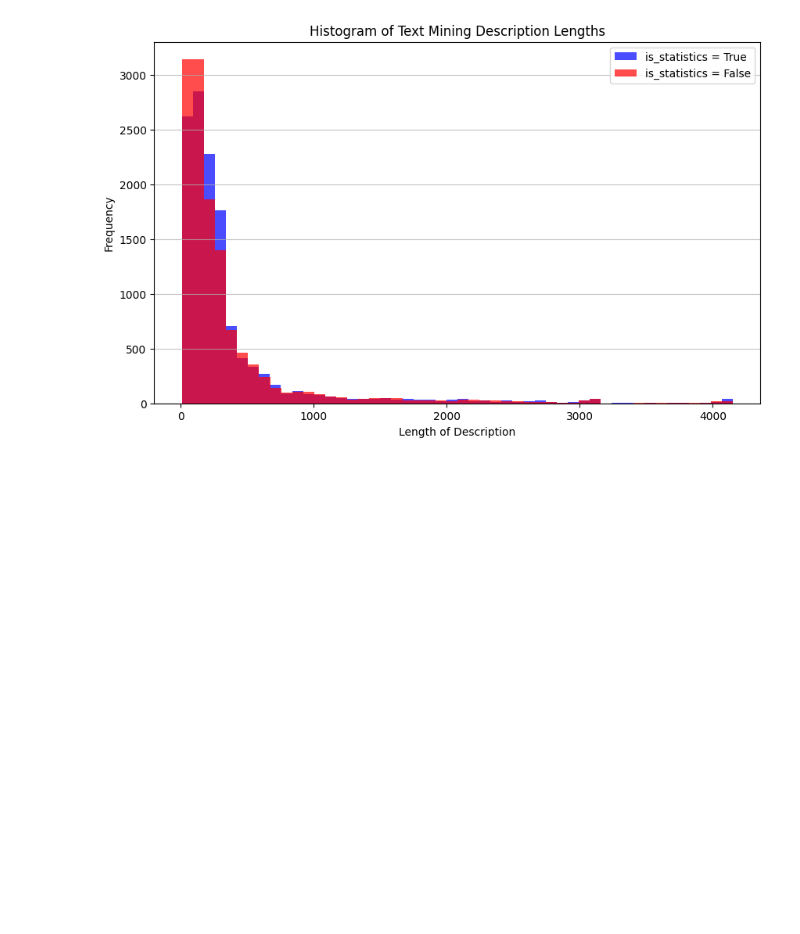
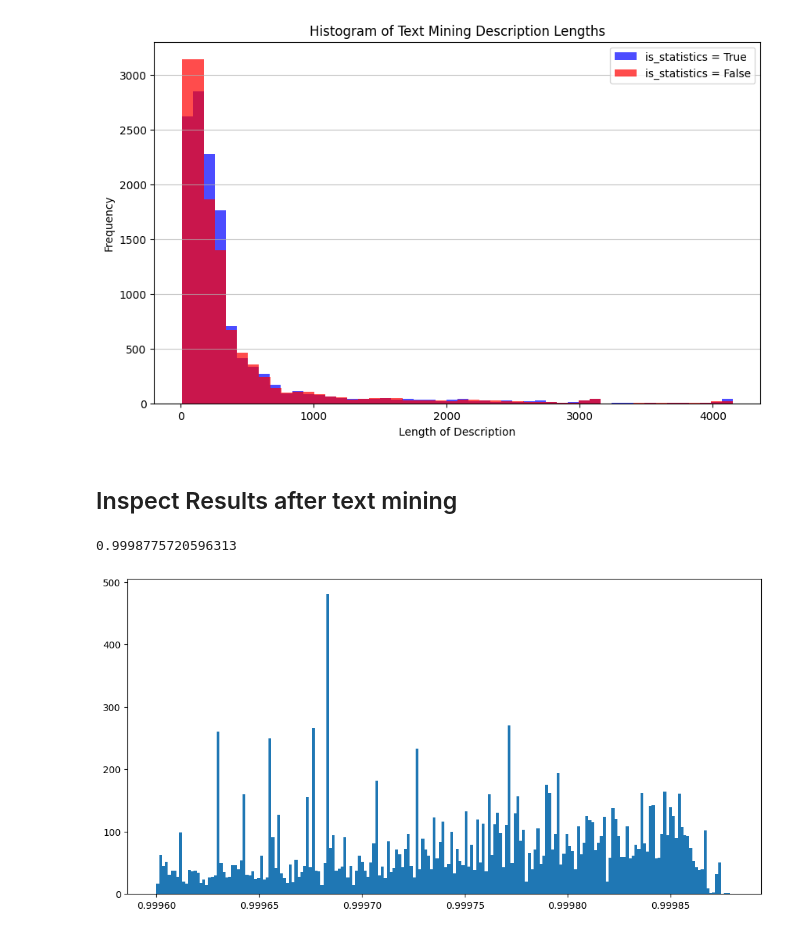
Before and after one commit to PARIS21-DATA/PRESS, a Jupyter notebook: notebooks/development/CRS_training_set_statistics.ipynb, the cells around one changed output. Cells and saved outputs as stored; diff of their text form; code cells hidden in the pictures; blank space fills up the shorter version.

```diff
--- a/notebooks/development/CRS_training_set_statistics.ipynb
+++ b/notebooks/development/CRS_training_set_statistics.ipynb
@@ -427,3 +427,22 @@ plt.figure(figsize=(15, 8))
 plt.imshow(wordcloud, interpolation='bilinear')
 plt.axis('off')
 plt.show()
+# %% [markdown]
+## Inspect Results after text mining
+# %%
+import pandas as pd
+# Load the CRS data from feather file
+#crs = pd.read_feather("../../data/output/crs_predicted.feather")
+crs = pd.read_excel("../../data/output/press_2025.xlsx")
+# %%
+# Make the histogram wider
+import matplotlib.pyplot as plt
+plt.figure(figsize=(12, 6))
+crs['probability_is_statistics'].hist(bins=200, range=(0.9996, 0.99988), grid=False)
+
+
+# Print the max of all numbers < 1
+print(crs['probability_is_statistics'][crs['probability_is_statistics'] < 1].max())
+# %% [output]
+0.9998775720596313
+[figure, added]
```
Also changed, not shown: parts of 5 cells of this notebook, 6 other files.
